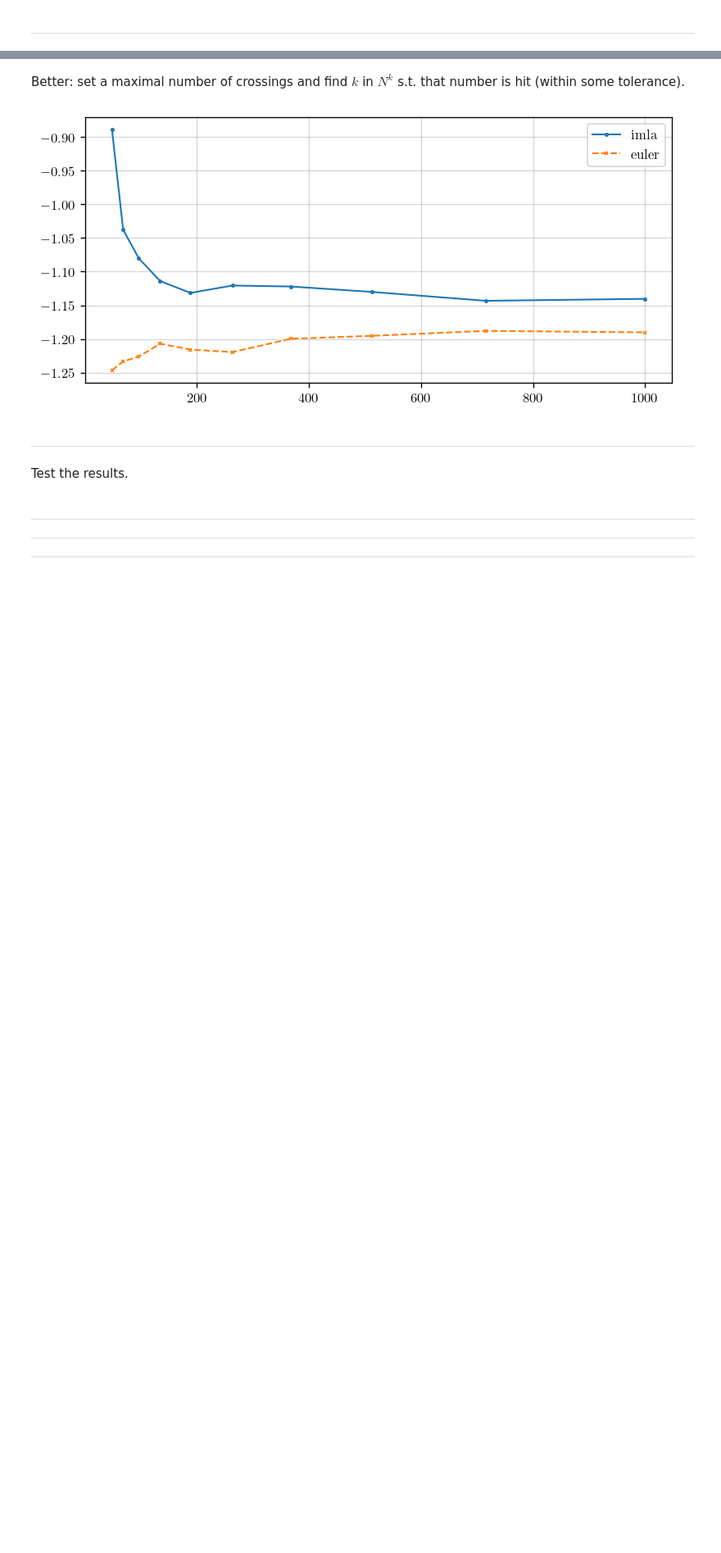
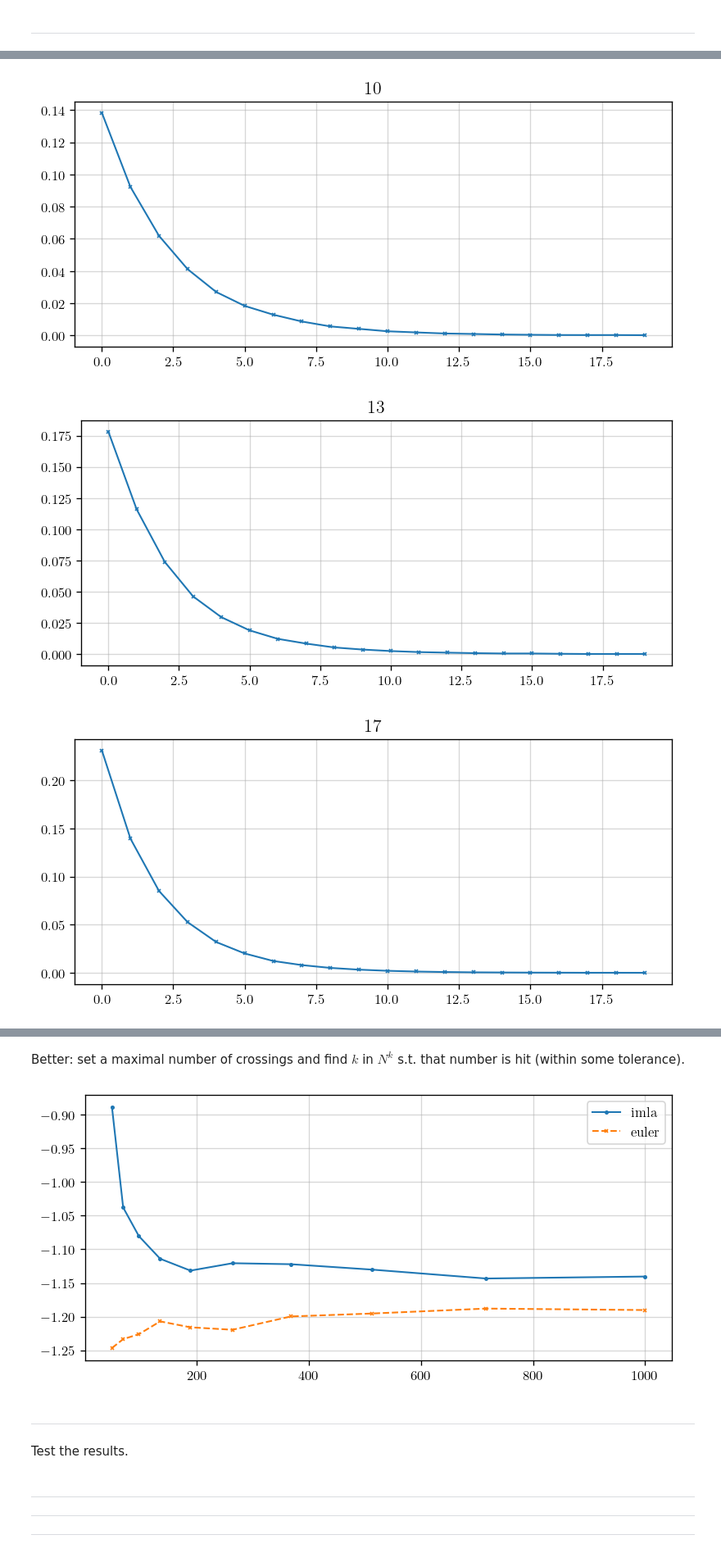
Before and after one commit to fredwdickinson/dissertation, a Jupyter notebook: code/notebooks/01_crossings.ipynb, the cells around one changed output, grey strips where cells are left out. Shown at 82% size. Drawn from its saved outputs; the diff is of its cells as text; code cells hidden in the pictures; blank space fills up the shorter version.

```diff
--- a/code/notebooks/01_crossings.ipynb
+++ b/code/notebooks/01_crossings.ipynb
@@ -31,0 +121,11 @@ def get_num_crossings(x):
+# %%
+for j, N in enumerate(N_range):
+    plt.plot(dt_crossings[j], marker = 'x')
+    plt.title(N)
+    plt.show()
+
+plt.show()
+# %% [output]
+[figure, added]
+[figure, added]
+[figure, added]
```
Also changed, not shown: parts of 7 cells of this notebook, 6 other files.
